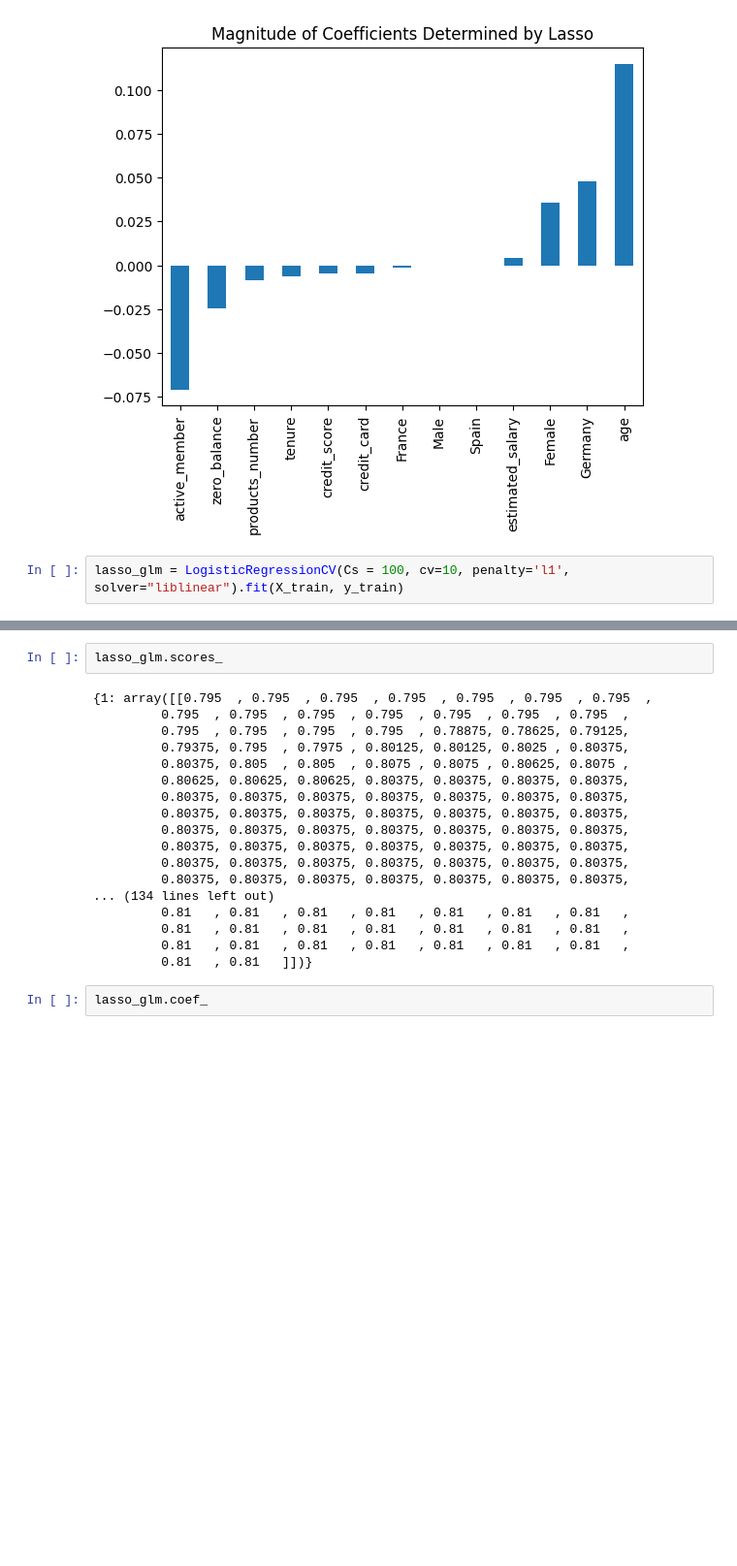
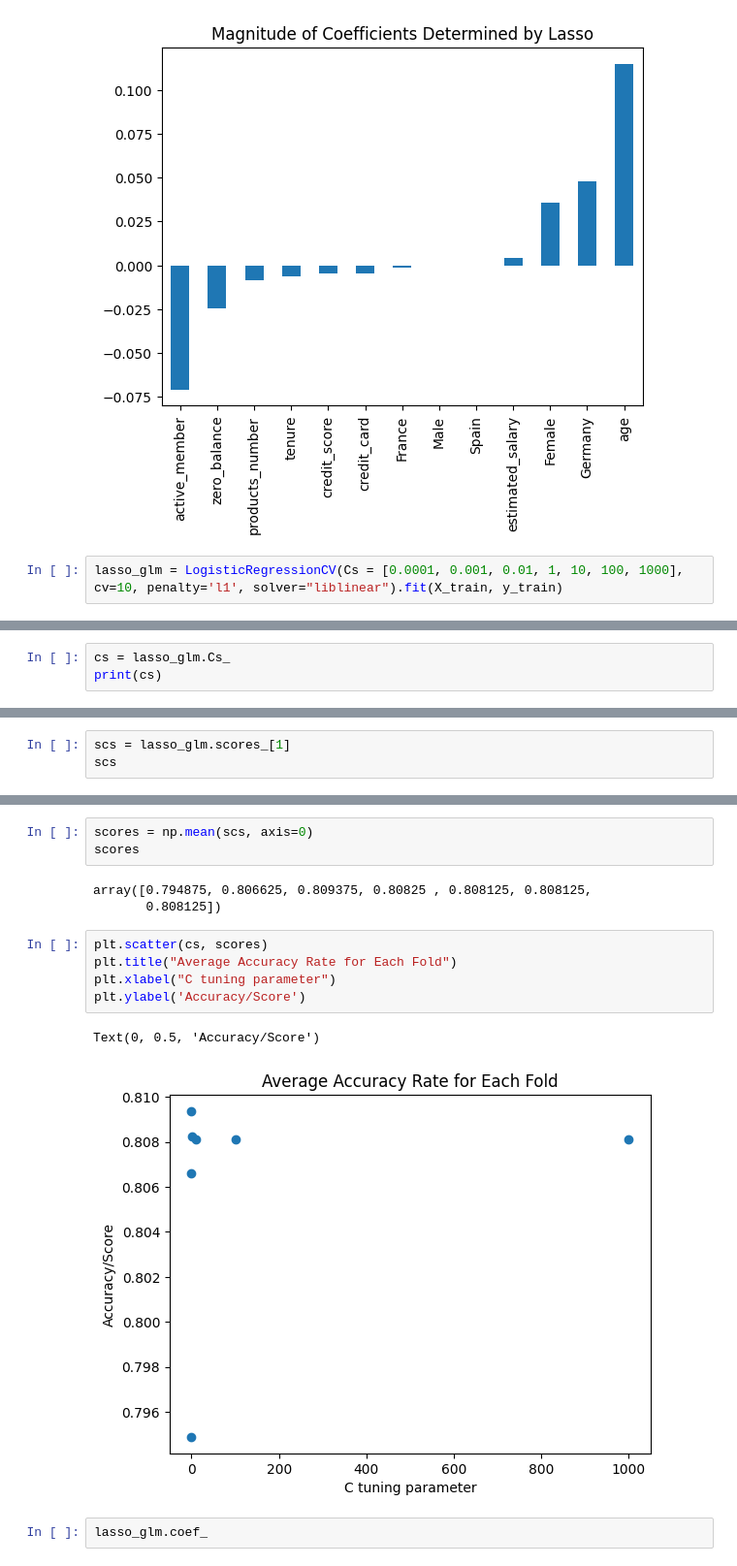
Before and after one commit to mmwitters/CDA_Project, a Jupyter notebook: Final Project.ipynb, the cells around one changed output, grey strips where cells are left out. Shown at 97% size. Cells and saved outputs as stored; diff of their text form; blank space fills up the shorter version.

Commit message:
Edits made to logistic lasso

```diff
--- a/Final Project.ipynb
+++ b/Final Project.ipynb
@@ -352,7 +352,7 @@ plt.title("Magnitude of Coefficients Determined by Lasso")
 Text(0.5, 1.0, 'Magnitude of Coefficients Determined by Lasso')
 [figure]
 # %%
-lasso_glm = LogisticRegressionCV(Cs = 100, cv=10, penalty='l1', solver="liblinear").fit(X_train, y_train)
+lasso_glm = LogisticRegressionCV(Cs = [0.0001, 0.001, 0.01, 1, 10, 100, 1000], cv=10, penalty='l1', solver="liblinear").fit(X_train, y_train)
 # %%
 lasso_glm.C_
 # %% [output]
@@ -359,0 +360,3 @@ array([0.03199267])
+# %%
+cs = lasso_glm.Cs_
+print(cs)
@@ -359,0 +365,3 @@ array([0.03199267])
+# %%
+scs = lasso_glm.scores_[1]
+scs
@@ -360,23 +379,17 @@ array([0.03199267])
 # %%
-lasso_glm.scores_
+scores = np.mean(scs, axis=0)
+scores
 # %% [output]
-{1: array([[0.795  , 0.795  , 0.795  , 0.795  , 0.795  , 0.795  , 0.795  ,
-         0.795  , 0.795  , 0.795  , 0.795  , 0.795  , 0.795  , 0.795  ,
-         0.795  , 0.795  , 0.795  , 0.795  , 0.78875, 0.78625, 0.79125,
-         0.79375, 0.795  , 0.7975 , 0.80125, 0.80125, 0.8025 , 0.80375,
-         0.80375, 0.805  , 0.805  , 0.8075 , 0.8075 , 0.80625, 0.8075 ,
-         0.80625, 0.80625, 0.80625, 0.80375, 0.80375, 0.80375, 0.80375,
-         0.80375, 0.80375, 0.80375, 0.80375, 0.80375, 0.80375, 0.80375,
-         0.80375, 0.80375, 0.80375, 0.80375, 0.80375, 0.80375, 0.80375,
-         0.80375, 0.80375, 0.80375, 0.80375, 0.80375, 0.80375, 0.80375,
-         0.80375, 0.80375, 0.80375, 0.80375, 0.80375, 0.80375, 0.80375,
-         0.80375, 0.80375, 0.80375, 0.80375, 0.80375, 0.80375, 0.80375,
-         0.80375, 0.80375, 0.80375, 0.80375, 0.80375, 0.80375, 0.80375,
-... (134 lines left out)
-         0.81   , 0.81   , 0.81   , 0.81   , 0.81   , 0.81   , 0.81   ,
-         0.81   , 0.81   , 0.81   , 0.81   , 0.81   , 0.81   , 0.81   ,
-         0.81   , 0.81   , 0.81   , 0.81   , 0.81   , 0.81   , 0.81   ,
-         0.81   , 0.81   ]])}
+array([0.794875, 0.806625, 0.809375, 0.80825 , 0.808125, 0.808125,
+       0.808125])
+# %%
+plt.scatter(cs, scores)
+plt.title("Average Accuracy Rate for Each Fold")
+plt.xlabel("C tuning parameter")
+plt.ylabel('Accuracy/Score')
+# %% [output]
+Text(0, 0.5, 'Accuracy/Score')
+[figure, added]
 # %%
 lasso_glm.coef_
 # %% [output]
```
Also changed, not shown: parts of 3 cells of this notebook.
